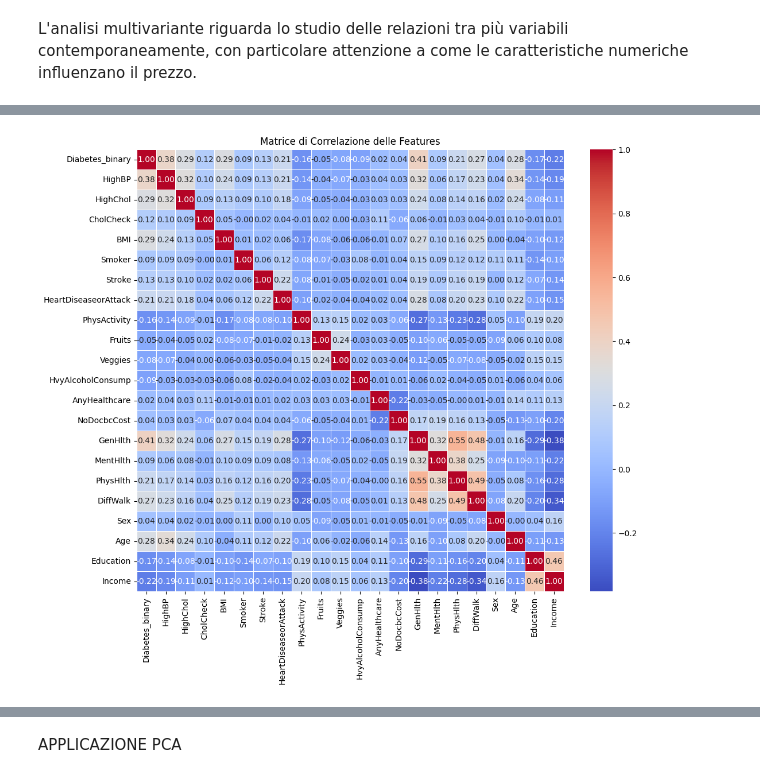
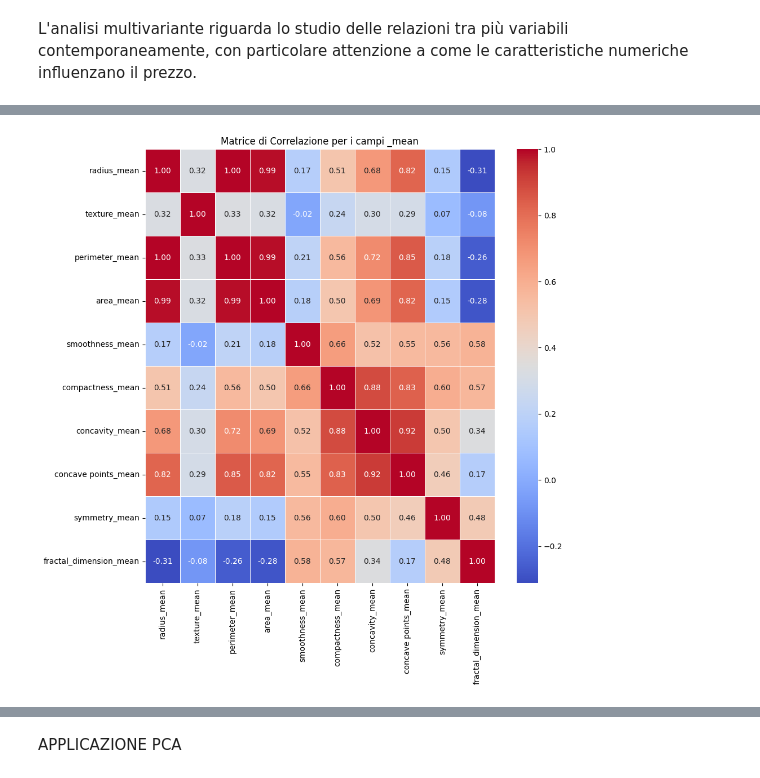
Before and after one commit to NIKFIORE/Progetto-Machine-Learning, a Jupyter notebook: Progetto.ipynb, the cells around one changed output, grey strips where cells are left out. Cells and saved outputs as stored; diff of their text form; code cells hidden in the pictures.

```diff
--- a/Progetto.ipynb
+++ b/Progetto.ipynb
@@ -235,8 +231,18 @@ correlation_matrix
-# %%
-# Heatmap della matrice di correlazione
-plt.figure(figsize=(12, 10))
-sns.heatmap(correlation_matrix, annot=True, cmap='coolwarm', fmt='.2f', linewidths=0.5)
-plt.title('Matrice di Correlazione delle Features')
-plt.show()
-# %% [output]
-[figure, removed]
+# %%
+# Filtra le colonne in base ai suffissi
+mean_columns = [col for col in df.columns if col.endswith('_mean')]
+worst_columns = [col for col in df.columns if col.endswith('_worst')]
+se_columns = [col for col in df.columns if col.endswith('_se')]
+
+# Crea una funzione per generare la heatmap
+def plot_heatmap(columns, title):
+    correlation_matrix = df[columns].corr()  # Calcola la matrice di correlazione
+    plt.figure(figsize=(10, 10))
+    sns.heatmap(correlation_matrix, annot=True, cmap='coolwarm', fmt='.2f', linewidths=0.5)
+    plt.title(title)
+    plt.show()
+
+# Heatmap per i campi '_mean'
+plot_heatmap(mean_columns, 'Matrice di Correlazione per i campi _mean')
+# %% [output]
+[figure, added]
```
Also changed, not shown: parts of 22 cells of this notebook.
